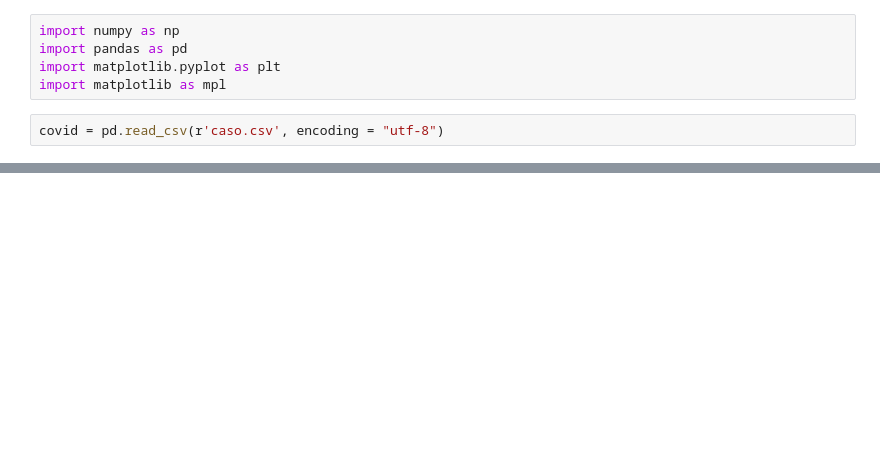
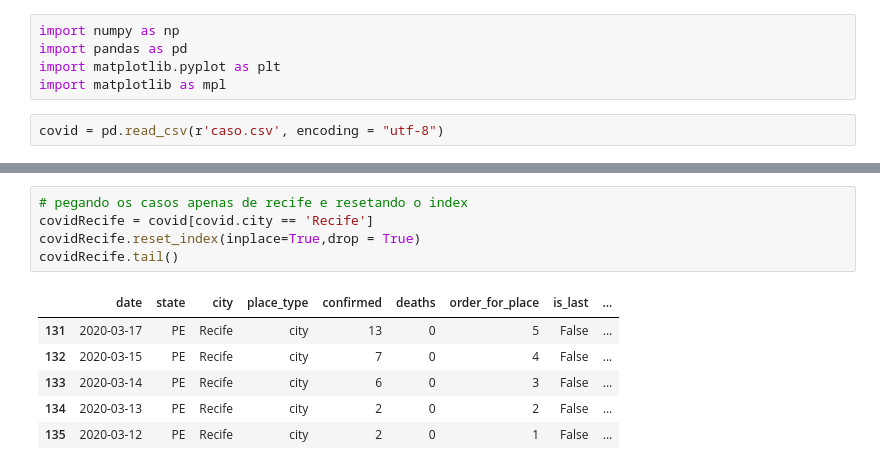
Before and after one commit to mathlimma/data-science-project-1, a Jupyter notebook: covid19.ipynb, the cells around one changed output, grey strips where cells are left out. Drawn from its saved outputs; the diff is of its cells as text; blank space fills up the shorter version.

```diff
--- a/covid19.ipynb
+++ b/covid19.ipynb
@@ -21,0 +34,12 @@ plt.plot(((covid['city'] == 'Recife'))/len(covid['city']))
+# %%
+# pegando os casos apenas de recife e resetando o index
+covidRecife = covid[covid.city == 'Recife']
+covidRecife.reset_index(inplace=True,drop = True)
+covidRecife.tail()
+# %% [output]
+|  | date | state | city | place_type | confirmed | deaths | order_for_place | is_last | ... |
+| 131 | 2020-03-17 | PE | Recife | city | 13 | 0 | 5 | False | ... |
+| 132 | 2020-03-15 | PE | Recife | city | 7 | 0 | 4 | False | ... |
+| 133 | 2020-03-14 | PE | Recife | city | 6 | 0 | 3 | False | ... |
+| 134 | 2020-03-13 | PE | Recife | city | 2 | 0 | 2 | False | ... |
+| 135 | 2020-03-12 | PE | Recife | city | 2 | 0 | 1 | False | ... |
```
Also changed, not shown: parts of 7 cells of this notebook.
